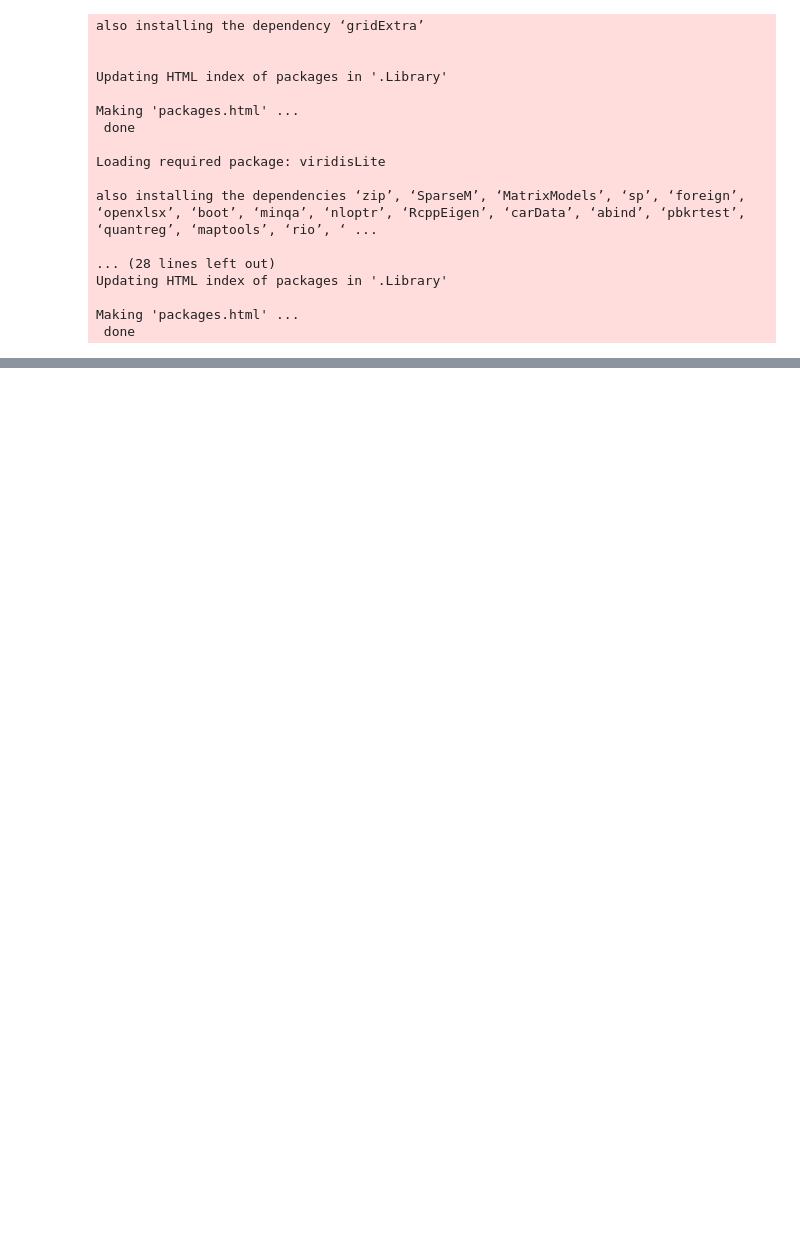
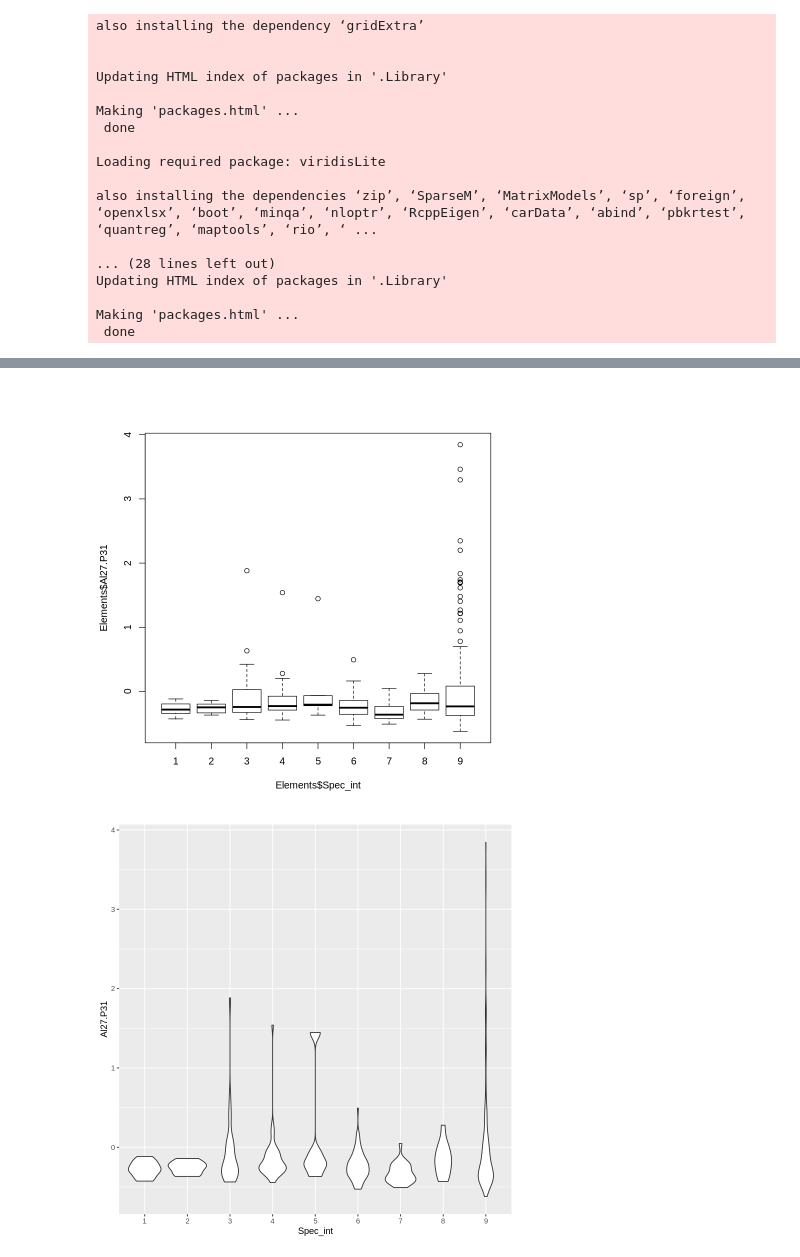
Before and after one commit to Kovacs-Lab/Aim-3, a Jupyter notebook: Ionomics/Ratios/Boxplots_Violin_Ratios.ipynb, the cells around one changed output, grey strips where cells are left out. Cells and saved outputs as stored; diff of their text form; code cells hidden in the pictures; blank space fills up the shorter version.

```diff
--- a/Ionomics/Ratios/Boxplots_Violin_Ratios.ipynb
+++ b/Ionomics/Ratios/Boxplots_Violin_Ratios.ipynb
@@ -268,0 +59,6 @@ Warning message:
+# %%
+boxplot(Elements$Al27.P31~Elements$Spec_int) #aluminium
+aluminium <- ggplot(Elements, aes(x=Spec_int, y=Al27.P31)) +
+  geom_violin()
+aluminium
+# %% [output]
@@ -268,0 +67,2 @@ Warning message:
+[figure, added]
+[figure, added]
```
Also changed, not shown: parts of 38 cells of this notebook, 2 other files.
